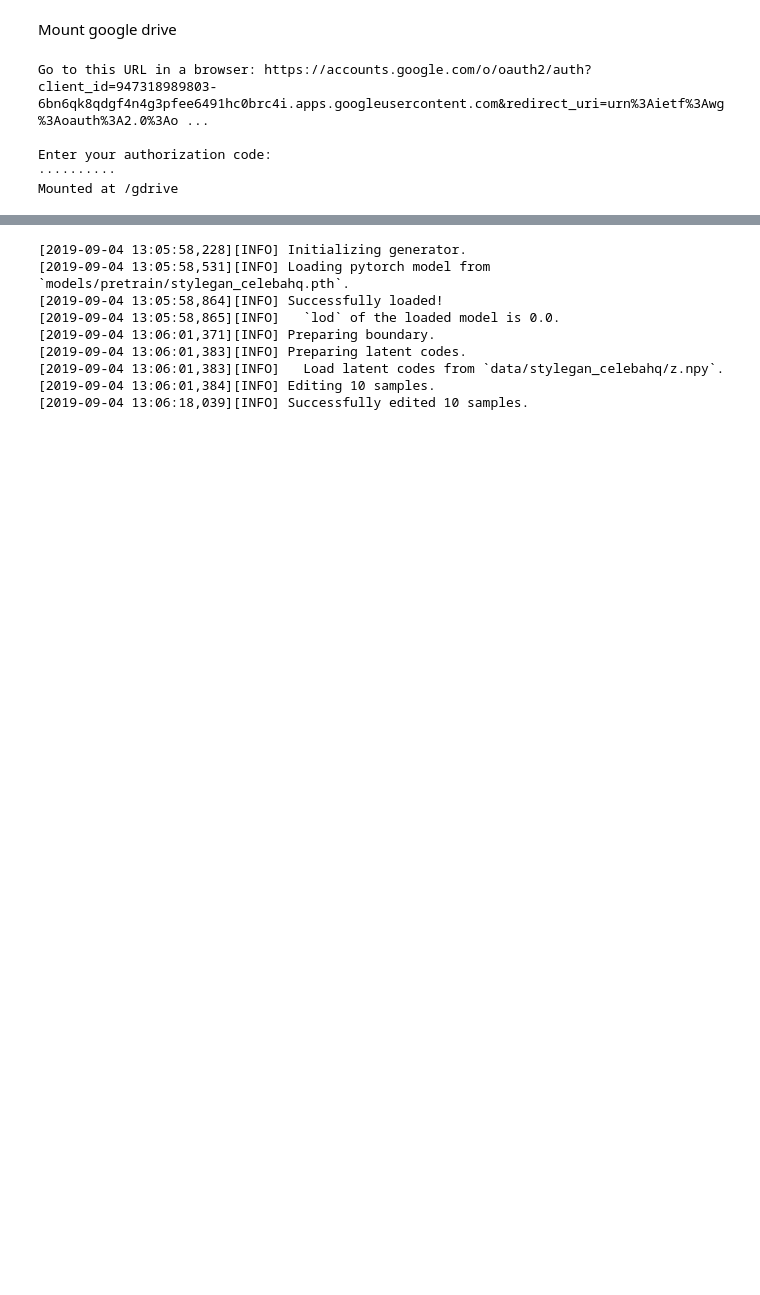
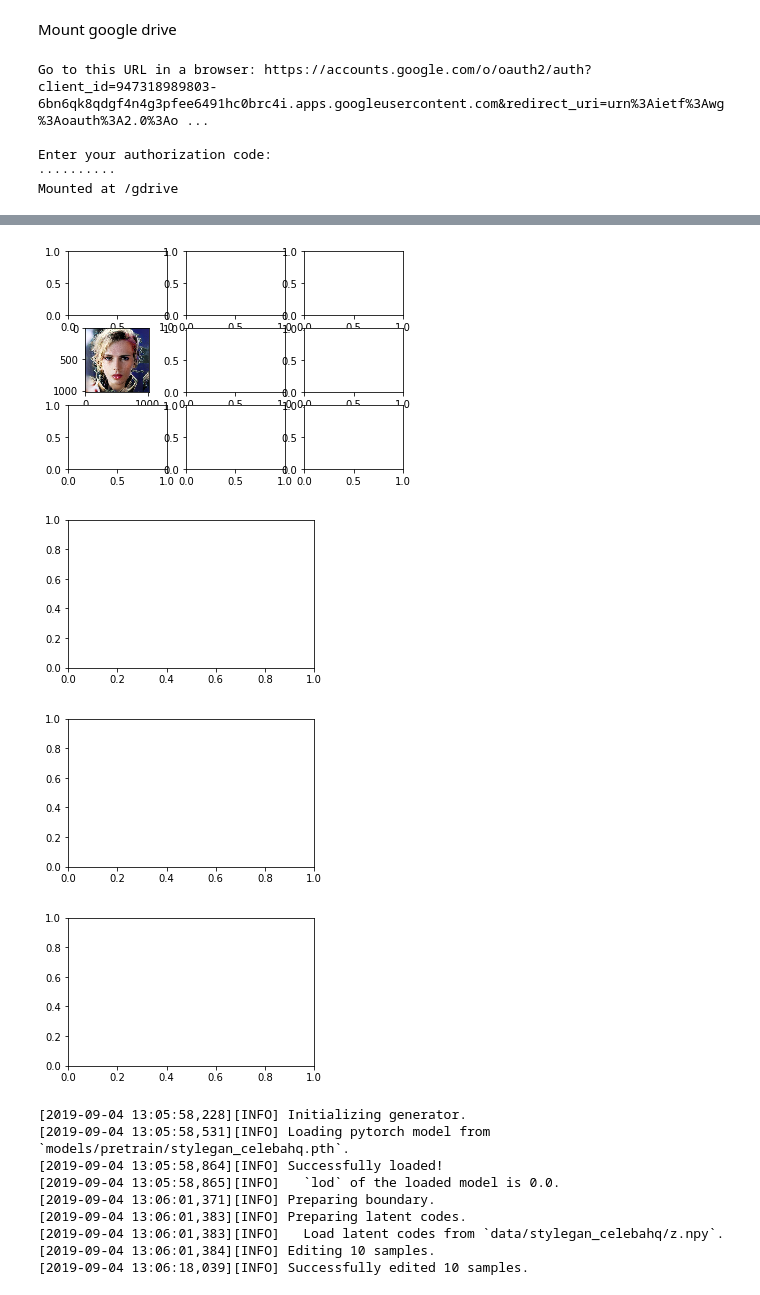
Before and after one commit to hugeinteger/InterFaceGAN, a Jupyter notebook: colab_demo.ipynb, the cells around one changed output, grey strips where cells are left out. Saved outputs shown, nothing was run; the diff lists cells and outputs as text; code cells hidden in the pictures; blank space fills up the shorter version.

```diff
--- a/colab_demo.ipynb
+++ b/colab_demo.ipynb
@@ -51,0 +71,32 @@ Generate images and latent codes
+# %%
+import matplotlib.pyplot as plt
+import matplotlib.image as mpimg
+import glob
+%matplotlib inline
+
+directory=os.listdir('data')
+for each in directory:
+    plt.figure(figsize=(15, 6))
+    currentFolder = 'data/' + each
+    i=1
+    for fullpath in glob.glob(currentFolder + "/*.jpg"):
+        #print(fullpath)
+        img=mpimg.imread(fullpath)
+        plt.subplot(2, 3, i)
+        plt.imshow(img)
+        ++i
+# %%
+fig,ax = plt.subplots(3, 3)
+
+directory=os.listdir('data')
+for each in directory:
+    plt.figure(figsize=(15, 6))
+    currentFolder = 'data/' + each
+    i=1
+    for fullpath in glob.glob(currentFolder + "/*.jpg"):
+      img=mpimg.imread(fullpath)
+      plt.subplot(2, 3, i)
+      ax[i%3][i//3].imshow(img)
+      ++i
+fig.show()
+# %% [output]
@@ -52,3 +105,7 @@ Generate images and latent codes
+[figure, added]
+[figure, added]
+[figure, added]
+[figure, added]
 # %%
 #!mkdir results
 !rm -rf results/stylegan_celebahq_smile_editing
```
Also changed, not shown: parts of 12 cells of this notebook.
